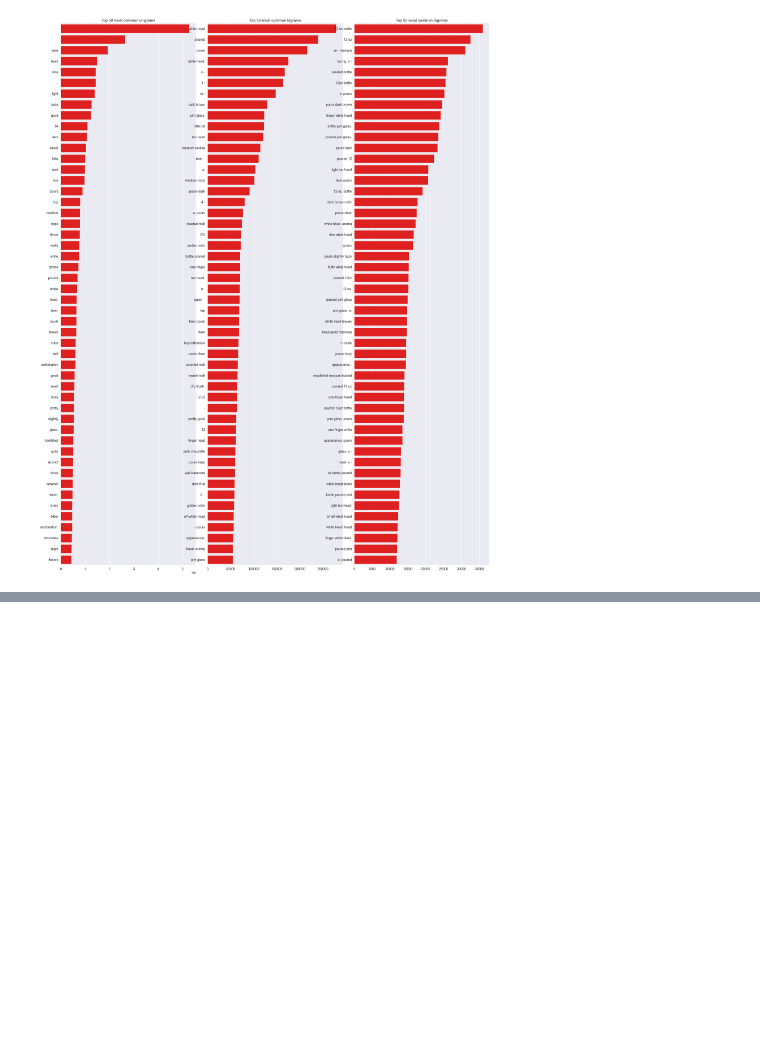
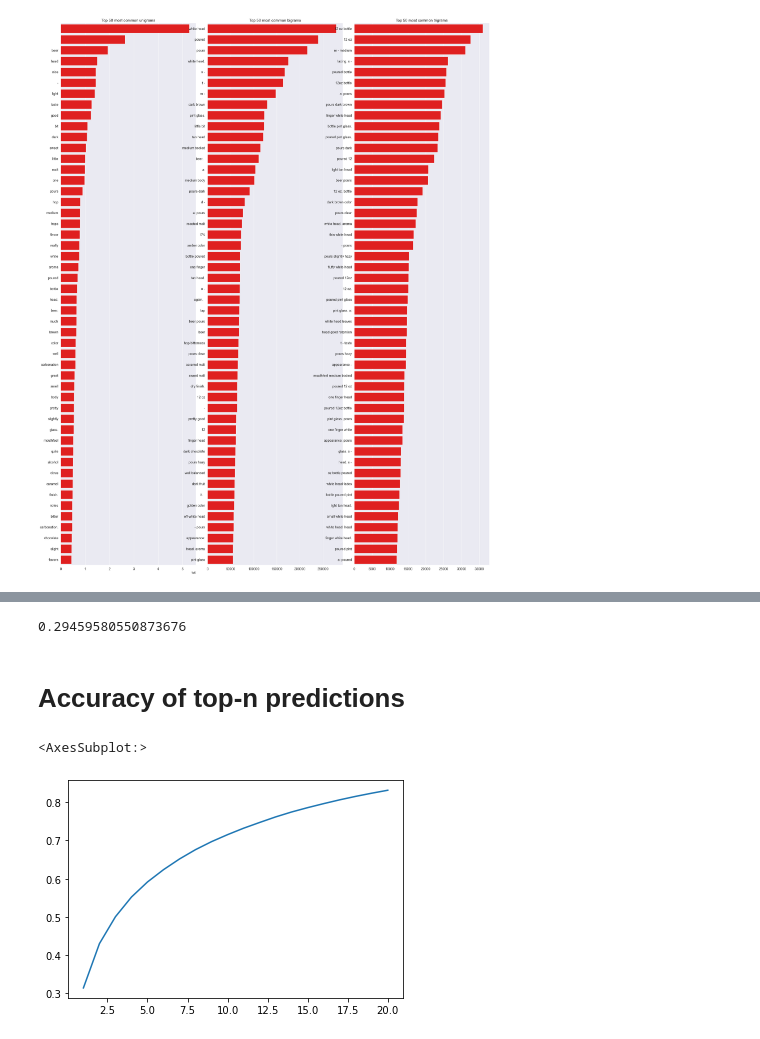
Before and after one commit to haydarevren/Cheers, a Jupyter notebook: notebooks/EDA.ipynb, the cells around one changed output, grey strips where cells are left out. Saved outputs shown, nothing was run; the diff lists cells and outputs as text; code cells hidden in the pictures; blank space fills up the shorter version.

```diff
--- a/notebooks/EDA.ipynb
+++ b/notebooks/EDA.ipynb
@@ -239,0 +320,8 @@ plt.show()
+# %%
+batch_size=10000
+size=X_train_text.shape[0]
+i=1
+X_train = embed(X_train_text[0:i])
+while i<size:
+    X_train = tf.concat([X_train, embed(X_train_text[i:min(i+batch_size,size)])], 0)
+    i= i+batch_size
@@ -239,0 +336,8 @@ plt.show()
+# %%
+batch_size=10000
+size=X_test_text.shape[0]
+i=1
+X_test = embed(X_test_text[0:i])
+while i<size:
+    X_test = tf.concat([X_test, embed(X_test_text[i:min(i+batch_size,size)])], 0)
+    i= i+batch_size
@@ -239,0 +349,7 @@ plt.show()
+# %%
+clf = LogisticRegression()
+
+parameters = {'C':[1, 10]}
+classifier = GridSearchCV(clf, parameters)
+
+classifier=classifier.fit(np.array(X_train),y_train)
@@ -239,0 +386,29 @@ plt.show()
+# %%
+print(classifier.score(np.array(X_test),y_test))
+# %% [output]
+0.29459580550873676
+# %% [markdown]
+# Accuracy of top-n predictions
+# %%
+probs = classifier.predict_proba(np.array(X_train))
+# %%
+N=20
+accuracy=[]
+
+for n in range(1,N+1):
+    # Sort desc and only extract the top-N
+    top_n = np.argsort(probs)[:,:-n-1:-1]
+
+    # Calculate accuracy
+    true_preds = 0
+    for i in range(len(y_train)):
+        if y_train[i] in top_n[i]:
+            true_preds += 1
+
+    accuracy_n= true_preds/len(y_train)
+    accuracy.append(accuracy_n)
+
+sns.lineplot(x=range(1,21), y=accuracy)
+# %% [output]
+<AxesSubplot:>
+[figure, added]
```
Also changed, not shown: parts of 72 cells of this notebook.
